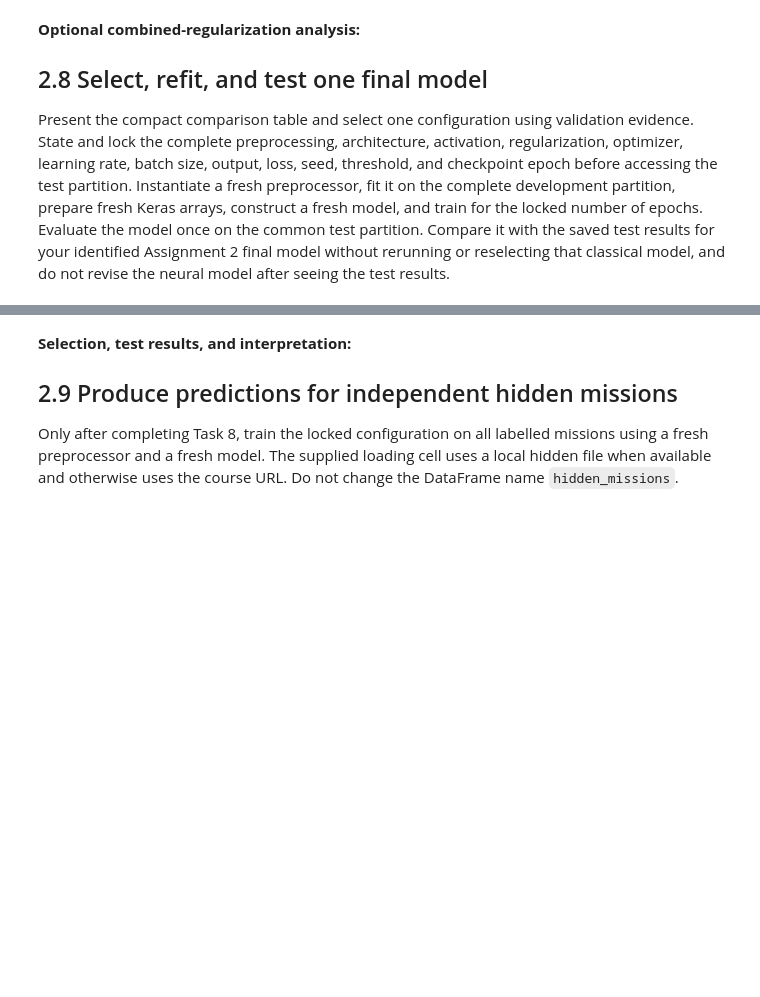
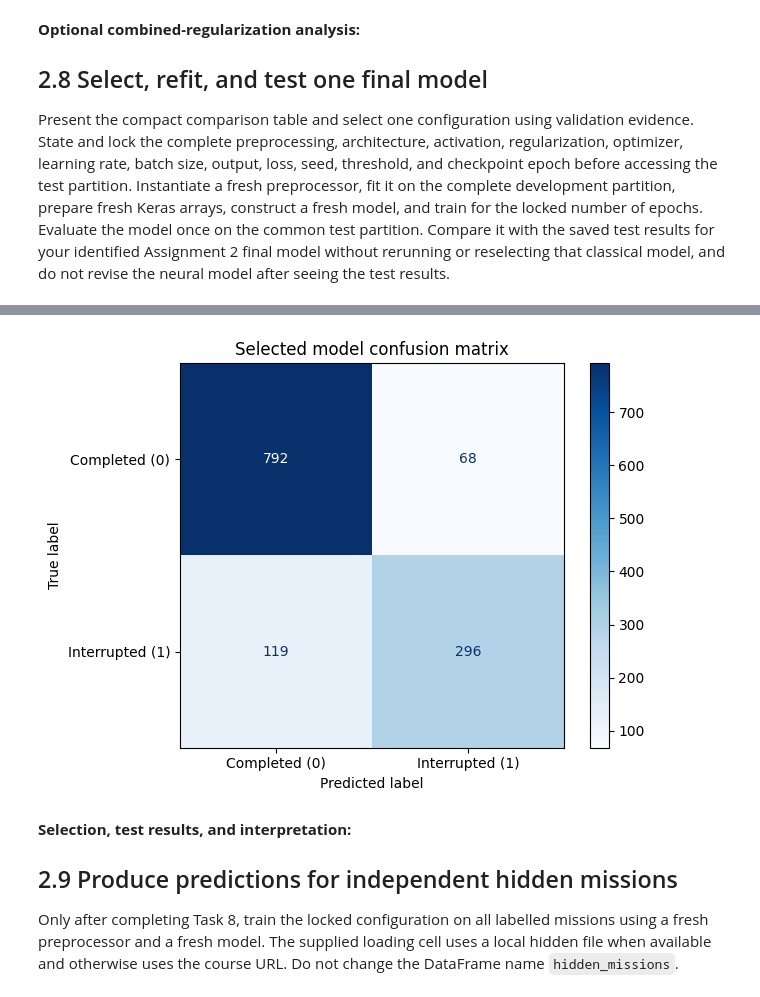
Before and after one commit to jvdlopes/csi4106-A3, a Jupyter notebook: csi4106-f26_a3_template.ipynb, the cells around one changed output, grey strips where cells are left out. Saved outputs shown, nothing was run; the diff lists cells and outputs as text; code cells hidden in the pictures; blank space fills up the shorter version.

```diff
--- a/csi4106-f26_a3_template.ipynb
+++ b/csi4106-f26_a3_template.ipynb
@@ -1397,6 +1398,7 @@ the saved test results for your identified Assignment 2 final model
 without rerunning or reselecting that classical model, and do not revise
 the neural model after seeing the test results.
 # %%
+from sklearn.metrics import ConfusionMatrixDisplay
 model_validation_results = [
     ("No hidden layer", no_hidden_validation_predictions, no_hidden_validation_probabilities, no_hidden_parameter_count, no_hidden_time),
     ("One hidden layer", one_hidden_validation_predictions, one_hidden_validation_probabilities, one_hidden_parameter_count, one_hidden_time),
@@ -1429,5 +1431,97 @@ model_comparison_table = pd.DataFrame(
 )
 
 print(model_comparison_table.to_string(index=False, float_format=lambda value: f"{value}"))
+
+print(f"selected configuration checkpoint epoch: {dropout_higher_best_epoch}")
+
+final_processor = make_preprocessor()
+final_neural_processed = final_processor.fit_transform(X_development)
+final_neural_validation = final_processor.transform(X_test)
+
+X_final_train_np = np.array(final_neural_processed, dtype=np.float32)
+X_final_validation_np = np.array(final_neural_validation, dtype=np.float32)
+y_final_train_np = y_development.to_numpy(dtype=np.float32)
+y_final_validation_np = y_test.to_numpy(dtype=np.float32)
+keras.utils.set_random_seed(4106)
+
+start_time = time.time()
+selected_model = keras.Sequential(
+    [keras.Input(shape=(X_final_train_np.shape[1],)), keras.layers.Dense(64, activation="relu"), keras.layers.Dropout(0.5), keras.layers.Dense(64, activation="relu"), keras.layers.Dropout(0.5), keras.layers.Dense(64, activation="relu"), keras.layers.Dropout(0.5), keras.layers.Dense(1, activation="sigmoid")],
+    name="dropout_higher_model",
+)
+selected_model.compile(
+    optimizer=keras.optimizers.Adam(learning_rate=0.001),
+    loss="binary_crossentropy",
+    metrics=[
+        keras.metrics.BinaryAccuracy(threshold=CLASSIFICATION_THRESHOLD, name="binary_accuracy"),
+        keras.metrics.Precision(thresholds=CLASSIFICATION_THRESHOLD, name="precision"),
+        keras.metrics.Recall(thresholds=CLASSIFICATION_THRESHOLD, name="recall")
+    ]
+)
+
+selected_parameter_count = selected_model.count_params()
+selected_checkpoint_path = Path("selected_model_best.weights.h5")
+selected_checkpoint = ModelCheckpoint(
+    filepath=selected_checkpoint_path,
+    monitor="val_loss",
+    mode="min",
+    save_best_only=True,
+    save_weights_only=True,
+    verbose=0
+)
+
+selected_history = selected_model.fit(
+    X_final_train_np,
+    y_final_train_np,
+    validation_data=(X_final_validation_np, y_final_validation_np),
+    epochs=150,
+    batch_size=64,
+    callbacks=[selected_checkpoint],
+    verbose=0
+)
+selected_time = time.time() - start_time
+
+selected_epochs = np.arange(1, len(selected_history.epoch) + 1)
+selected_train_precision = np.asarray(selected_history.history["precision"])
+selected_train_recall = np.asarray(selected_history.history["recall"])
+selected_precision_history = np.asarray(selected_history.history["val_precision"])
+selected_recall_history = np.asarray(selected_history.history["val_recall"])
+selected_train_f1 = np.divide(
+    2 * selected_train_precision * selected_train_recall,
+    selected_train_precision + selected_train_recall,
+    out=np.zeros_like(selected_train_precision),
+    where=(selected_train_precision + selected_train_recall) != 0
+)
+selected_validation_f1 = np.divide(
+    2 * selected_precision_history * selected_recall_history,
+    selected_precision_history + selected_recall_history,
+    out=np.zeros_like(selected_precision_history),
+    where=(selected_precision_history + selected_recall_history) != 0
+)
+
+selected_best_epoch = int(np.argmin(selected_history.history["val_loss"])) + 1
+selected_model.load_weights(selected_checkpoint_path)
+selected_best_results = selected_model.evaluate(X_final_validation_np, y_final_validation_np, verbose=0, return_dict=True)
+selected_validation_probabilities = selected_model.predict(X_final_validation_np, verbose=0).ravel()
+selected_validation_predictions = (selected_validation_probabilities >= CLASSIFICATION_THRESHOLD).astype(int)
+
+print(f"new configuration validation precision: {precision_score(y_final_validation_np, selected_validation_predictions, zero_division=0)}")
+print(f"new configuration validation recall: {recall_score(y_final_validation_np, selected_validation_predictions, zero_division=0)}")
+print(f"new configuration validation F1: {f1_score(y_final_validation_np, selected_validation_predictions, zero_division=0)}")
+print(f"new configuration validation ROC AUC: {roc_auc_score(y_final_validation_np, selected_validation_probabilities)}")
+
+selected_confusion = confusion_matrix(
+    y_final_validation_np,
+    selected_validation_predictions,
+    labels=[0, 1],
+)
+selected_confusion_display = ConfusionMatrixDisplay(
+    confusion_matrix=selected_confusion,
+    display_labels=["Completed (0)", "Interrupted (1)"],
+)
+selected_confusion_display.plot(cmap="Blues", values_format="d")
+plt.title("Selected model confusion matrix")
+plt.tight_layout()
+plt.show()
 # %% [output]
                 Model                 F1          Precision             Recall            ROC AUC  Parameter Count      Training Time
@@ -1447,3 +1546,4 @@ Higher regularization 0.7528641571194763 0.8243727598566308 0.6927710843373494 0
+[figure, added]
 # %% [markdown]
 **Selection, test results, and interpretation:**
 
```
Also changed, not shown: parts of 10 cells of this notebook, 15 other files.
